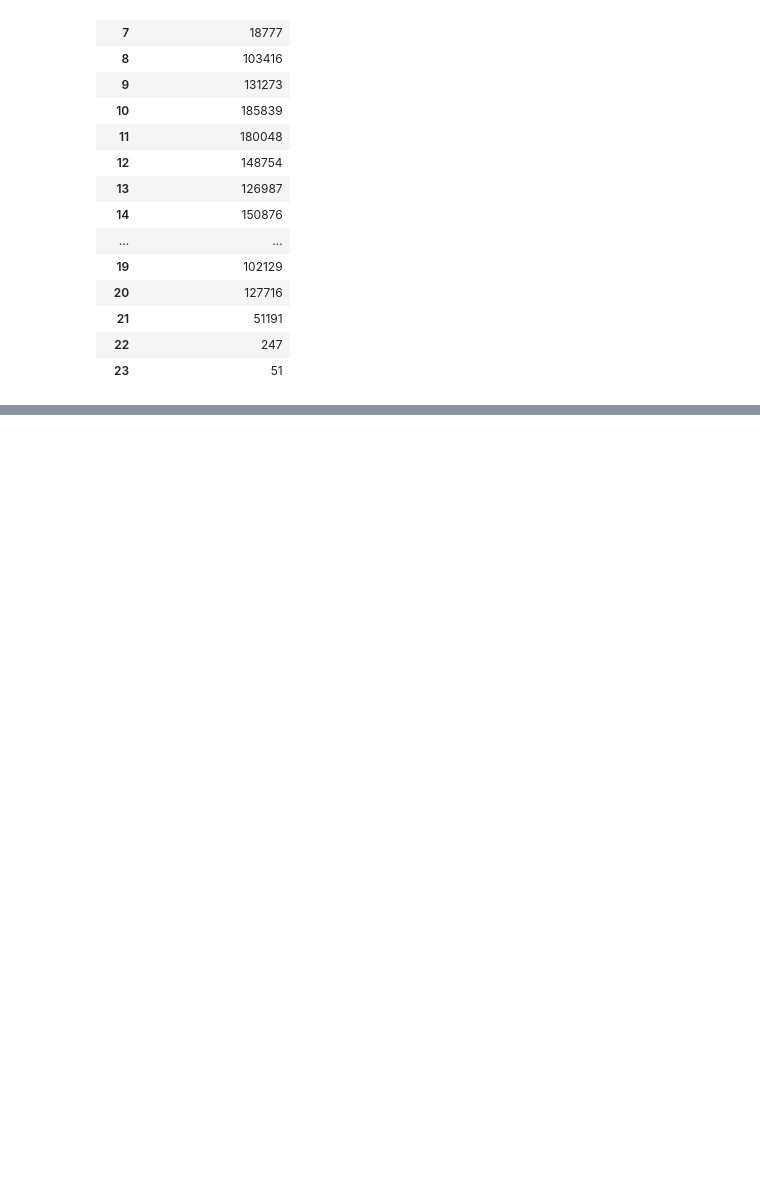
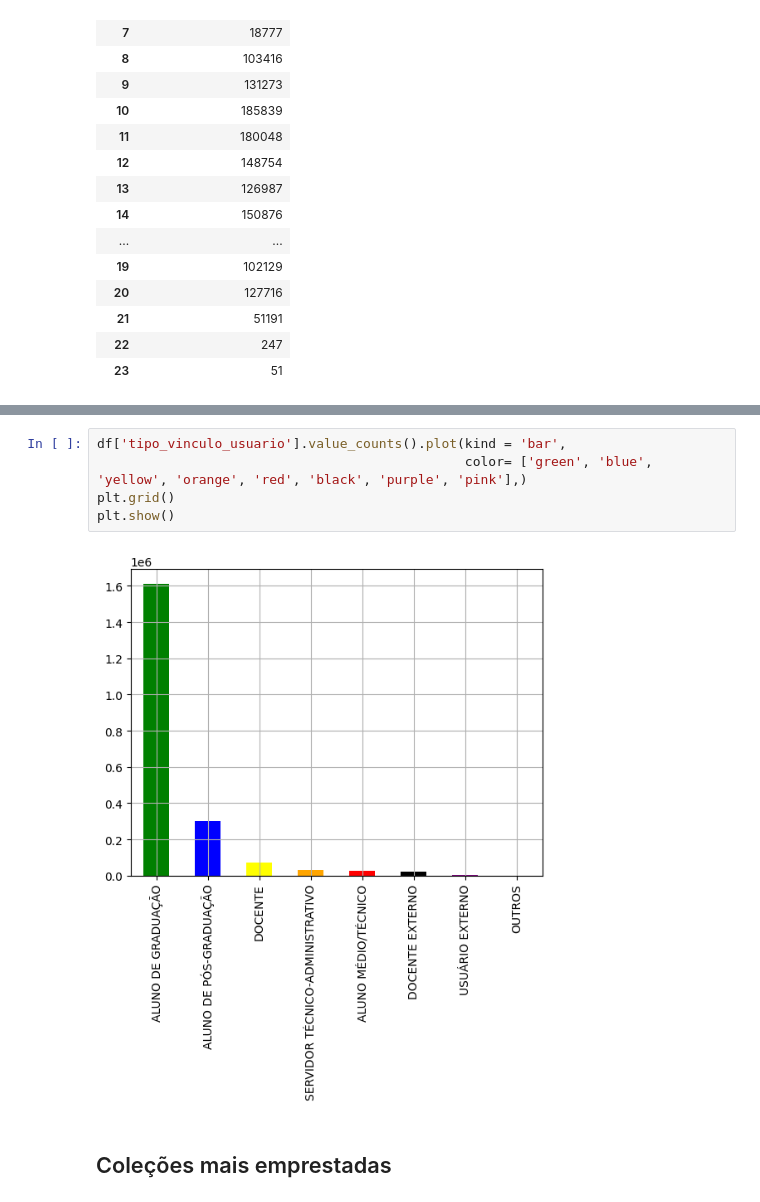
Before and after one commit to hudsonhcp/Sistema-de-Bibliotecas-da-UFRN, a Jupyter notebook: 7_Days_of_Code_Alura_Python_Pandas.ipynb, the cells around one changed output, grey strips where cells are left out. Saved outputs shown, nothing was run; the diff lists cells and outputs as text; blank space fills up the shorter version.

```diff
--- a/7_Days_of_Code_Alura_Python_Pandas.ipynb
+++ b/7_Days_of_Code_Alura_Python_Pandas.ipynb
@@ -494,0 +584,9 @@ plt.show()
+# %%
+df['tipo_vinculo_usuario'].value_counts().plot(kind = 'bar',
+                                               color= ['green', 'blue', 'yellow', 'orange', 'red', 'black', 'purple', 'pink'],)
+plt.grid()
+plt.show()
+# %% [output]
+[figure, added]
+# %% [markdown]
+## Coleções mais emprestadas
```
Also changed, not shown: parts of 59 cells of this notebook.
